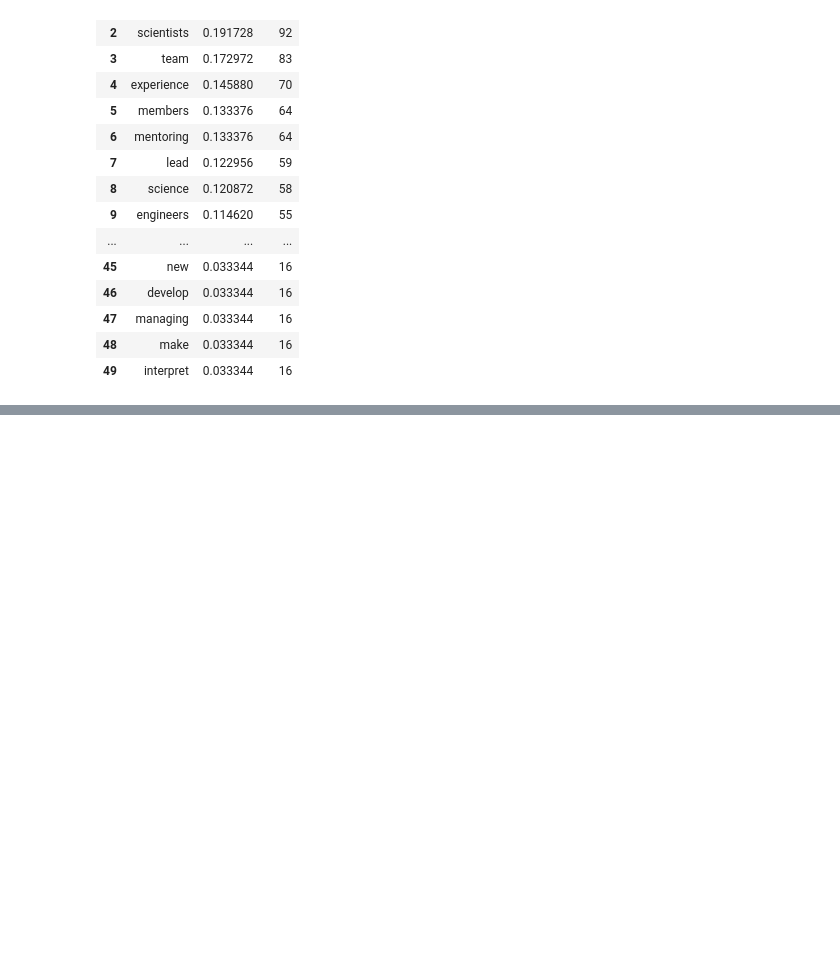
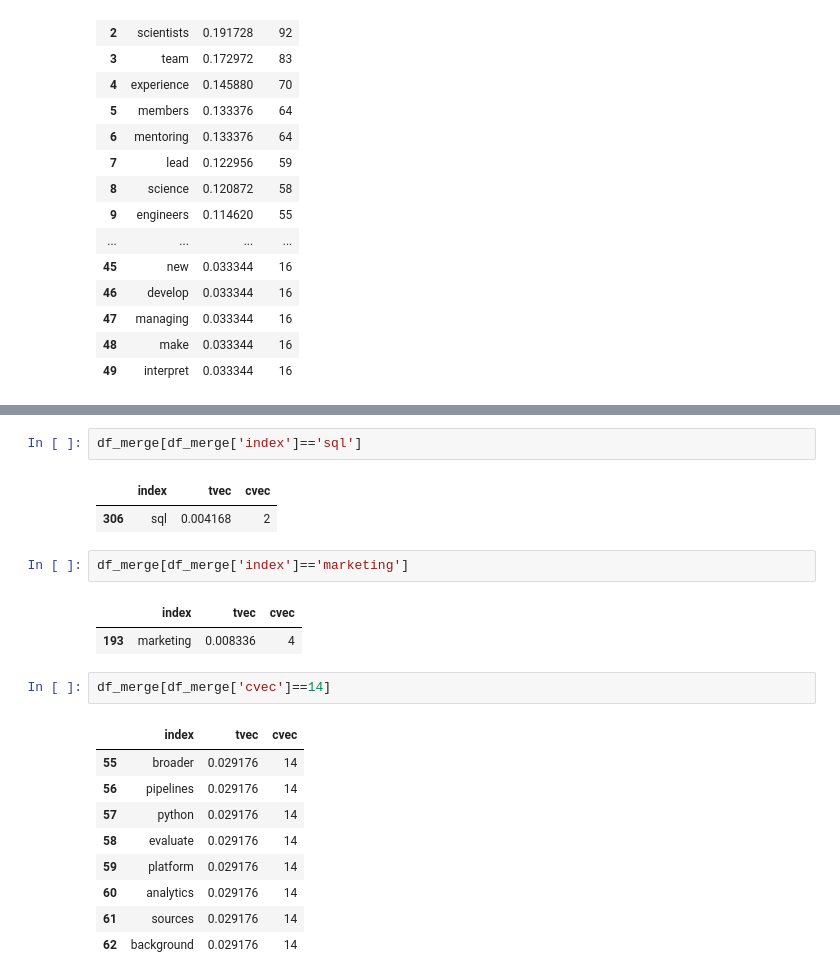
Before and after one commit to paxton615/Indeed_Job_Search, a Jupyter notebook: NPL_on_Job_Descriptions.ipynb, the cells around one changed output, grey strips where cells are left out. Drawn from its saved outputs; the diff is of its cells as text; blank space fills up the shorter version.

```diff
--- a/NPL_on_Job_Descriptions.ipynb
+++ b/NPL_on_Job_Descriptions.ipynb
@@ -172,0 +174,22 @@ SyntaxError: invalid syntax (<ipython-input-152-f9300377df1d>, line 1)
+# %%
+df_merge[df_merge['index']=='sql']
+# %% [output]
+|  | index | tvec | cvec |
+| 306 | sql | 0.004168 | 2 |
+# %%
+df_merge[df_merge['index']=='marketing']
+# %% [output]
+|  | index | tvec | cvec |
+| 193 | marketing | 0.008336 | 4 |
+# %%
+df_merge[df_merge['cvec']==14]
+# %% [output]
+|  | index | tvec | cvec |
+| 55 | broader | 0.029176 | 14 |
+| 56 | pipelines | 0.029176 | 14 |
+| 57 | python | 0.029176 | 14 |
+| 58 | evaluate | 0.029176 | 14 |
+| 59 | platform | 0.029176 | 14 |
+| 60 | analytics | 0.029176 | 14 |
+| 61 | sources | 0.029176 | 14 |
+| 62 | background | 0.029176 | 14 |
```
Also changed, not shown: parts of 2 cells of this notebook.
